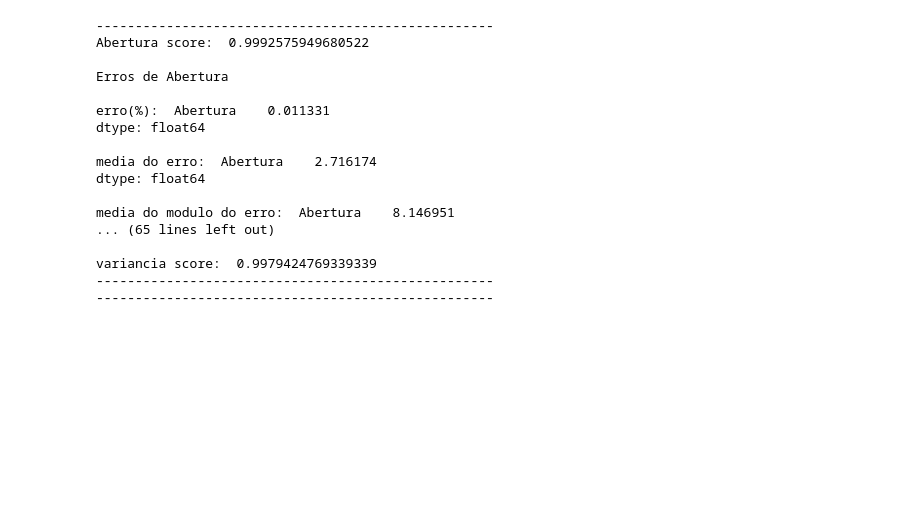
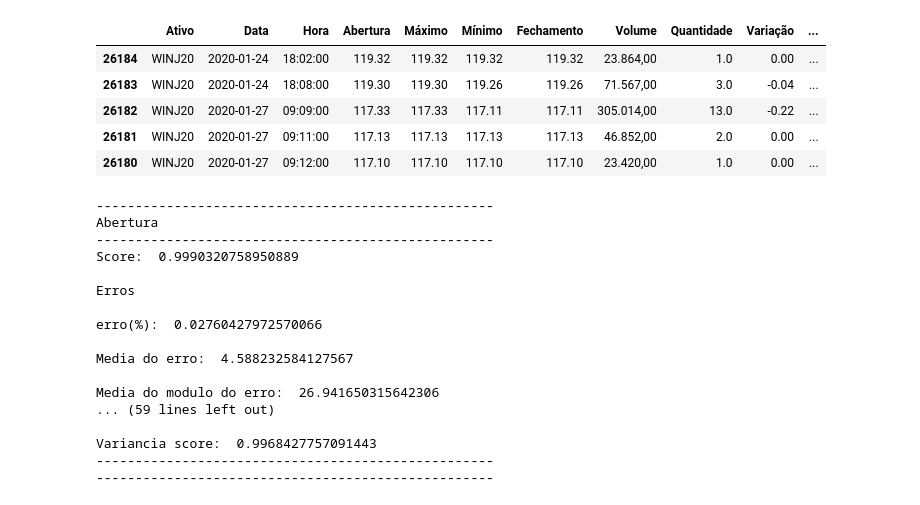
Before and after one commit to arthurmb98/Trade, a Jupyter notebook: linear_regression_trade.ipynb, the cells around one changed output. Drawn from its saved outputs; the diff is of its cells as text; code cells hidden in the pictures; blank space fills up the shorter version.

```diff
--- a/linear_regression_trade.ipynb
+++ b/linear_regression_trade.ipynb
@@ -234,27 +216,57 @@ data_frame.describe()
+# %%
+# carrega o data frame FORMATO ANSI
+
+data_frame = pd.read_csv('Dados/WINJ20_1min_.csv', sep=';',encoding = "ISO-8859-1") # data frame
+
+data_frame['Data'] = pd.to_datetime(data_frame['Data'], format='%d/%m/%Y',errors='ignore')
+data_frame['Hora'] = pd.to_datetime(data_frame['Hora']).dt.time
+
+data_frame['Variação'] = data_frame['Fechamento'].sub(data_frame['Abertura'])
+data_frame['Variação(%)'] = 100*data_frame['Fechamento'].sub(data_frame['Abertura']).div(data_frame['Fechamento'])
+#data_frame['Média'] = data_frame['Fechamento'].add(data_frame['Abertura']).add(data_frame['Máximo']).add(data_frame['Mínimo']).div(4)
+data_frame = data_frame.sort_values(by=['Data', 'Hora'])
+
+data_frame.head()
+# %% [output]
+|  | Ativo | Data | Hora | Abertura | Máximo | Mínimo | Fechamento | Volume | Quantidade | Variação | ... |
+| 26184 | WINJ20 | 2020-01-24 | 18:02:00 | 119.32 | 119.32 | 119.32 | 119.32 | 23.864,00 | 1.0 | 0.00 | ... |
+| 26183 | WINJ20 | 2020-01-24 | 18:08:00 | 119.30 | 119.30 | 119.26 | 119.26 | 71.567,00 | 3.0 | -0.04 | ... |
+| 26182 | WINJ20 | 2020-01-27 | 09:09:00 | 117.33 | 117.33 | 117.11 | 117.11 | 305.014,00 | 13.0 | -0.22 | ... |
+| 26181 | WINJ20 | 2020-01-27 | 09:11:00 | 117.13 | 117.13 | 117.13 | 117.13 | 46.852,00 | 2.0 | 0.00 | ... |
+| 26180 | WINJ20 | 2020-01-27 | 09:12:00 | 117.10 | 117.10 | 117.10 | 117.10 | 23.420,00 | 1.0 | 0.00 | ... |
 # %%
 # treinamento dos modelos com o uso de saída atrada, (previsão do candle futuro usando o candle atual como entrada)
 
 features_entrada = ['Abertura','Mínimo','Máximo','Fechamento']
 
-model_abertura = fit_model_abertura_saida_atrasada(data_frame)
-model_minimo = fit_model_minimo_saida_atrasada(data_frame)
-model_maximo = fit_model_maximo_saida_atrasada(data_frame)
-model_fechamento = fit_model_fechamento_saida_atrasada(data_frame)
+abertura = data_frame['Abertura']
+minimo = data_frame['Mínimo']
+maximo = data_frame['Máximo']
+fechamento = data_frame['Fechamento']
+
+modelo = LinearRegression()
+
+show_errors = True
+
+model_abertura = fit_model_saida_atrasada(data_frame[features_entrada], abertura, modelo, "Abertura", show_errors)
+model_minimo = fit_model_saida_atrasada(data_frame[features_entrada], minimo, modelo, "Mínimo", show_errors)
+model_maximo= fit_model_saida_atrasada(data_frame[features_entrada], maximo, modelo, "Máximo", show_errors)
+model_fechamento = fit_model_saida_atrasada(data_frame[features_entrada], fechamento, modelo, "Fechamento", show_errors)
 # %% [output]
 ---------------------------------------------------
-Abertura score:  0.9992575949680522
+Abertura
+---------------------------------------------------
+Score:  0.9990320758950889
 
-Erros de Abertura
+Erros
 
-erro(%):  Abertura    0.011331
-dtype: float64
+erro(%):  0.02760427972570066
 
-media do erro:  Abertura    2.716174
-dtype: float64
+Media do erro:  4.588232584127567
 
-media do modulo do erro:  Abertura    8.146951
-... (65 lines left out)
+Media do modulo do erro:  26.941650315642306
+... (59 lines left out)
 
-variancia score:  0.9979424769339339
+Variancia score:  0.9968427757091443
 ---------------------------------------------------
 ---------------------------------------------------
```
Also changed, not shown: parts of 5 cells of this notebook.
